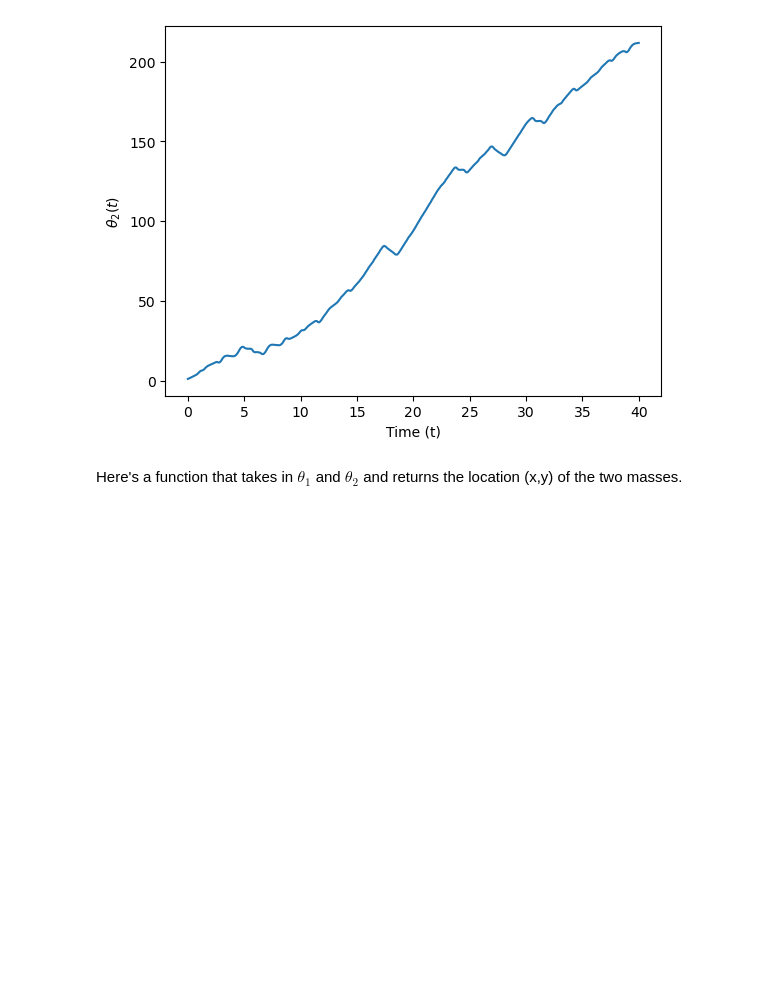
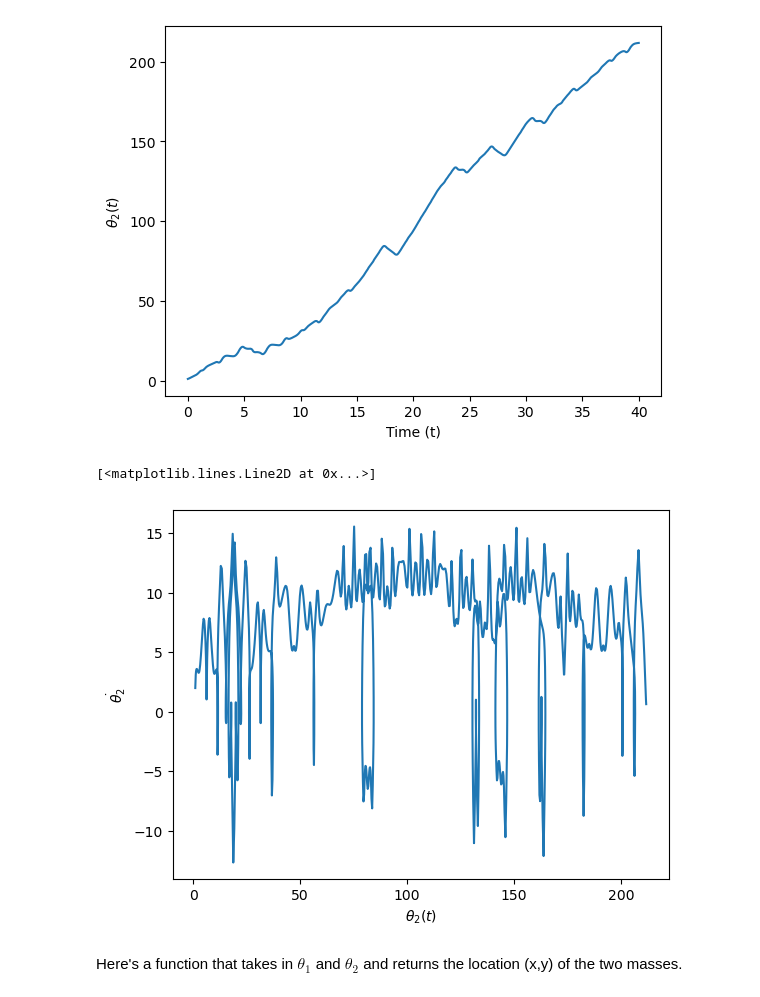
Before and after one commit to sage2003/Python-for-Science, a Jupyter notebook: Double_Pendulum.ipynb, the cells around one changed output. Drawn from its saved outputs; the diff is of its cells as text; code cells hidden in the pictures; blank space fills up the shorter version.

```diff
--- a/Double_Pendulum.ipynb
+++ b/Double_Pendulum.ipynb
@@ -146,6 +146,13 @@ plt.plot(t, theta2)
 # %% [output]
 [<matplotlib.lines.Line2D at 0x...>]
 [figure]
+# %%
+plt.xlabel(r"$\theta_2 (t)$")
+plt.ylabel(r"$\dot{\theta_2}$")
+plt.plot(theta2, res.T[3])
+# %% [output]
+[<matplotlib.lines.Line2D at 0x...>]
+[figure, added]
 # %% [markdown]
 Here's a function that takes in $\theta_1$ and $\theta_2$ and returns the location (x,y) of the two masses.
 # %%
```
Also changed, not shown: 2 other files.
